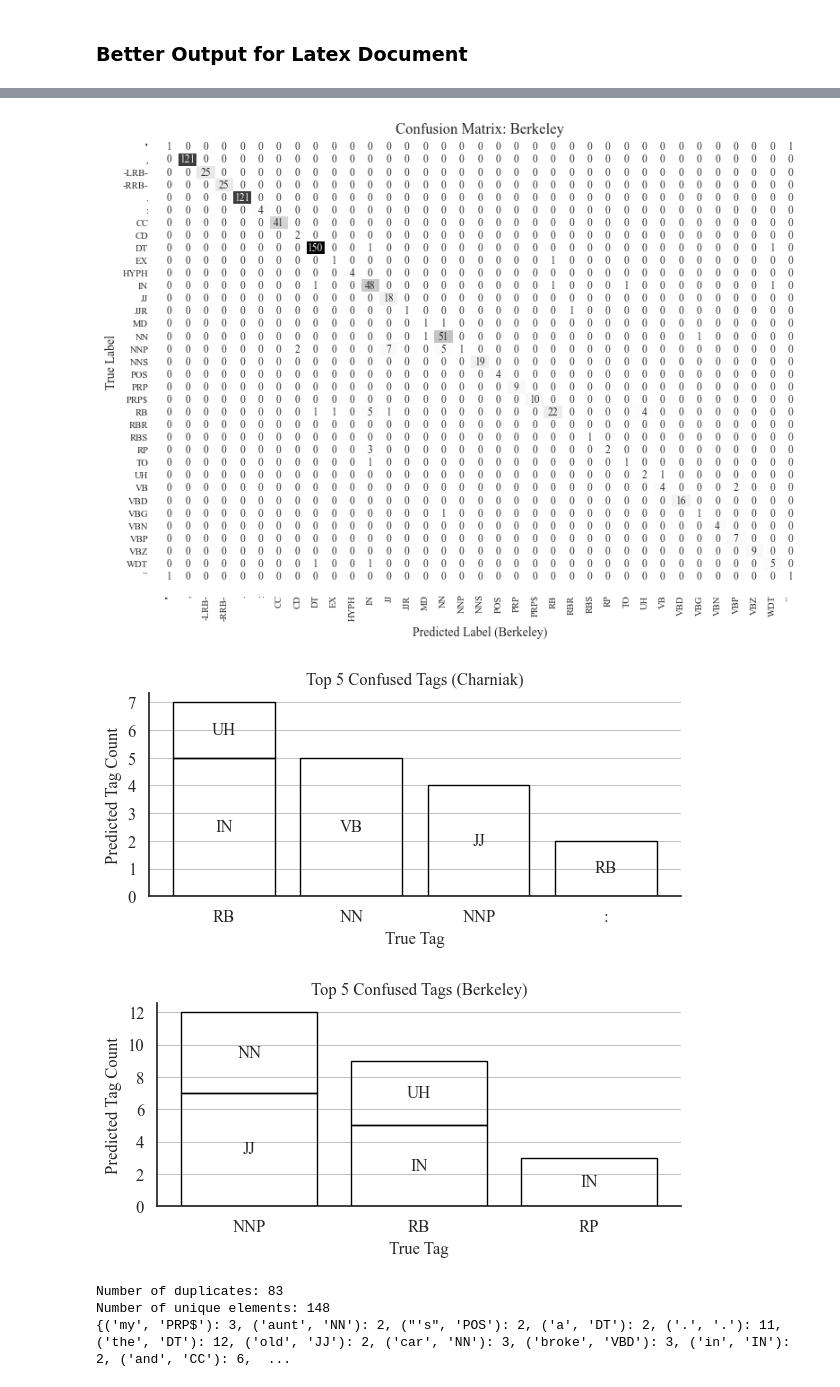
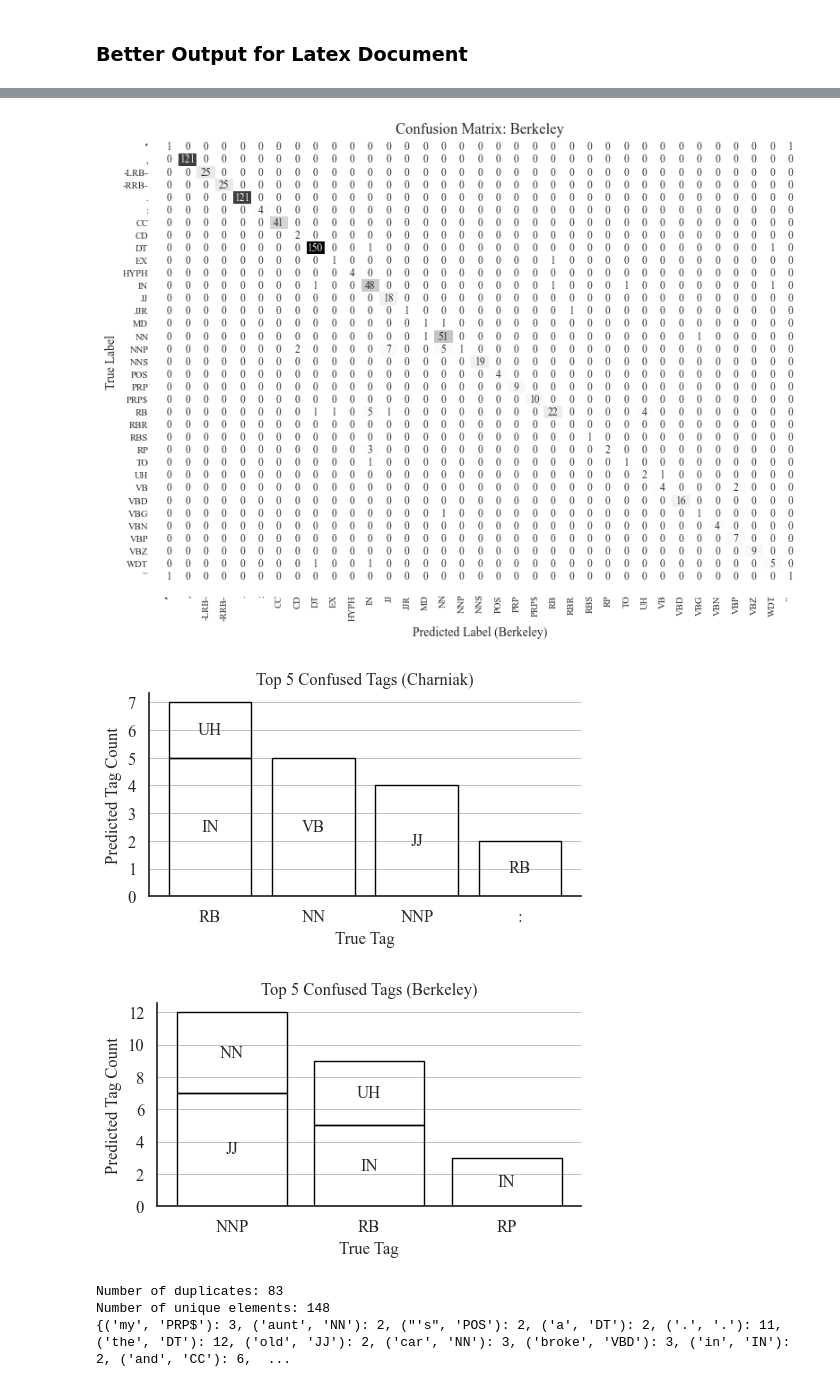
Before and after one commit to TimLukaHorstmann/L95-Project, a Jupyter notebook: parsing.ipynb, the cells around one changed output, grey strips where cells are left out. Cells and saved outputs as stored; diff of their text form; code cells hidden in the pictures.

Commit message:
Created Charniak Hack & added helpers

```diff
--- a/parsing.ipynb
+++ b/parsing.ipynb
@@ -127,7 +149,7 @@ parser_names = []
 indices = []
 
 for index, (charniak_tree, berkeley_tree, gold_tree) in enumerate(zip(charniak_trees, berkeley_trees, gold_trees)):
-    charniak_tree_nltk = printTree(charniak_tree, "Charniak", index, True)
+    charniak_tree_nltk = printTree(charniak_tree, "Charniak_Hack", index, True)
     berkeley_tree_nltk = printTree(berkeley_tree, "Berkeley", index, True)
     gold_tree_nltk = printTree(gold_tree, "Gold", index, True)
 
@@ -599,11 +623,11 @@ def plot_confusion_counts(cm_df, parser_name, top_k = 5, save_as_pdf=False, pdf_
     plt.rcParams['font.family'] = 'Times New Roman'
     plt.rcParams['font.serif'] = 'Times New Roman'
 
-    plt.figure(figsize=(6, 3))
+    plt.figure(figsize=(5, 3))
 
     # Manually set horizontal grid lines
     ax = plt.gca()  # Get the current Axes instance on the current figure
-    ax.yaxis.grid(True, linestyle='-', linewidth=0.5, color='gray', alpha=0.7)  # Only set y-axis gridlines
+    ax.yaxis.grid(True, linestyle='-', linewidth=0.5, color='gray', alpha=0.5)  # Only set y-axis gridlines
     sns.despine(left=True, bottom=True)  # Remove the top and right spines
 
 
@@ -663,35 +687,35 @@ def create_confusion_matrix(df_parser, df_gold, parser_name):
     plt.figure(figsize=(8, 6))
     # sns.set(font_scale=0.7)
     heatmap = sns.heatmap(cm_df, annot=True, fmt='d', cmap='Greys', cbar=False)
     heatmap.set_ylabel('True Label', fontsize=10)
     heatmap.set_xlabel(f'Predicted Label ({parser_name})', fontsize=10)
     heatmap.set_title(f'Confusion Matrix: {parser_name}', fontsize=12)
 
     # Adjust layout for better fit and display the plot
     plt.tight_layout()
     plt.show()
 
     return cm_df
 
 # Assuming the word_tags lists are already populated
 # (Your existing code for populating word-tag pairs goes here)
 
 # Create DataFrames for Charniak and Berkeley parsers
 df_charniak = pd.DataFrame(charniak_word_tags, columns=['Word', 'Charniak_Tag'])
 df_berkeley = pd.DataFrame(berkeley_word_tags, columns=['Word', 'Berkeley_Tag'])
 df_gold = pd.DataFrame(gold_word_tags, columns=['Word', 'Gold_Tag'])
 
 # Create and plot confusion matrices for Charniak and Berkeley parsers
 cm_charniak = create_confusion_matrix(df_charniak, df_gold, 'Charniak')
 cm_berkeley = create_confusion_matrix(df_berkeley, df_gold, 'Berkeley')
  # Call the plot_confusion_counts function to plot the confusion counts
 plot_confusion_counts(cm_charniak, 'Charniak', 5, True, "charniak/charniak_qual_eval/charniak_confusions.pdf")
 plot_confusion_counts(cm_berkeley, 'Berkeley', 5, True, "berkeley/berkeley_qual_eval/berkeley_confusions.pdf")
 # %% [output]
 [figure]
 [figure]
-[figure, old version]
+[figure, new version]
-[figure, old version]
+[figure, new version]
 # %%
 # Analysis of duplicates
 # %%
```
Also changed, not shown: parts of 15 cells of this notebook, 46 other files.
